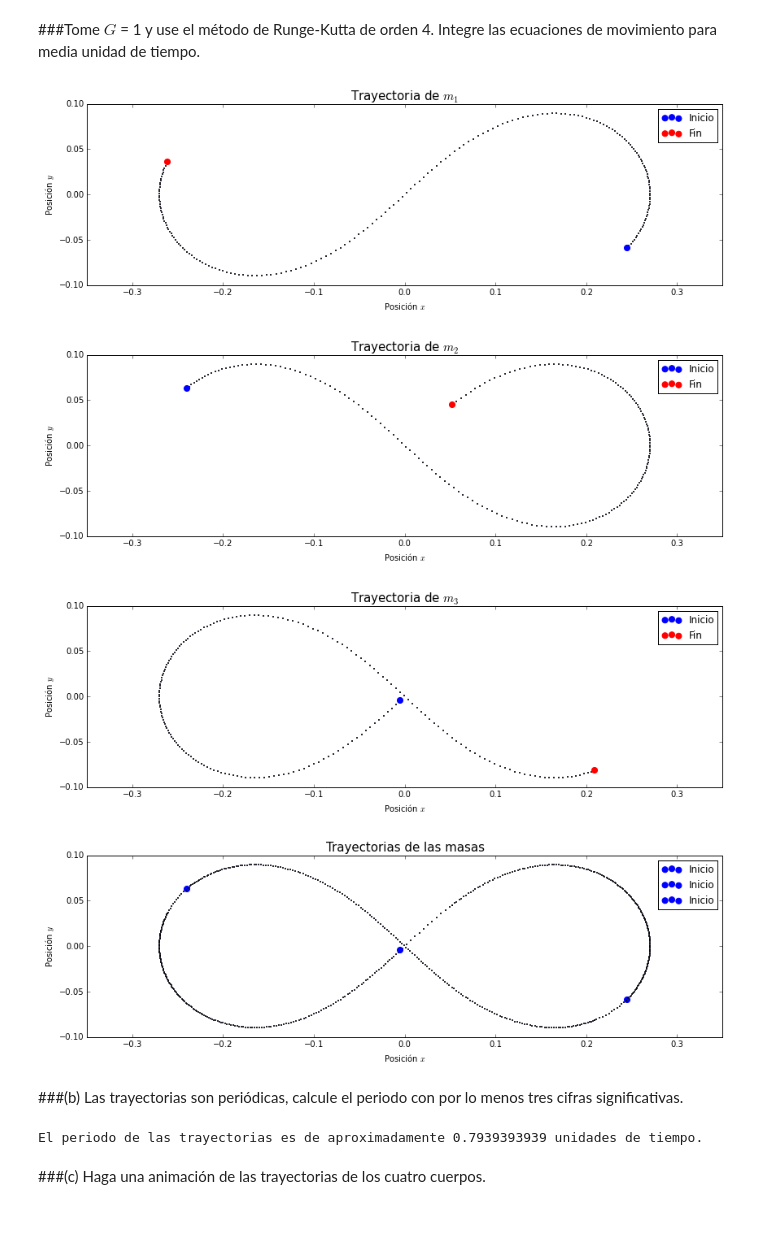
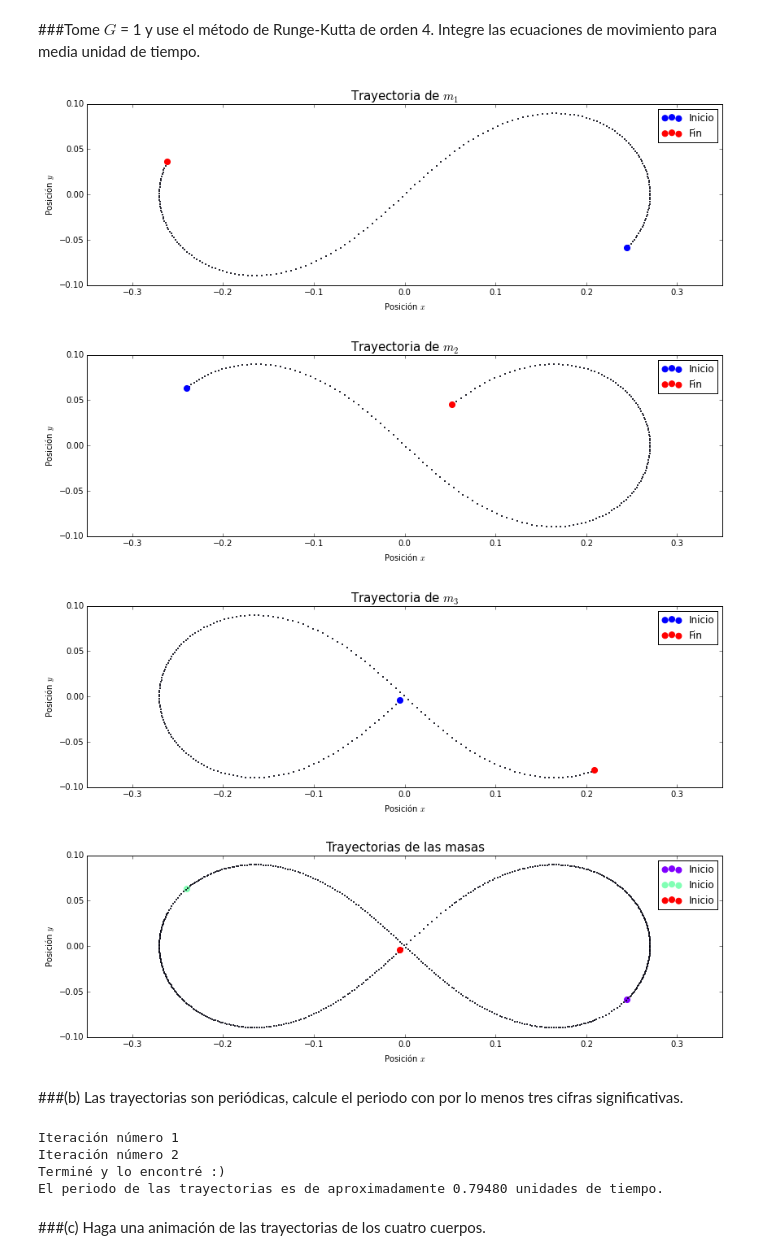
Before and after one commit to ArturoVelasquez/MC-1, a Jupyter notebook: Tareas/HW5/HW5.ipynb, the cells around one changed output. Drawn from its saved outputs; the diff is of its cells as text; code cells hidden in the pictures; blank space fills up the shorter version.

```diff
--- a/Tareas/HW5/HW5.ipynb
+++ b/Tareas/HW5/HW5.ipynb
@@ -63,12 +64,13 @@ def simulacion(numIter=100,tmax=1,Y=-1,**kwargs):
 #Se pasa por parámetro la historia de la simulación y la trayectoria de la masa que se quiere graficar
 #Si no se pasa ninguna masa por parámetro (o se iguala a 0) muestra la trayectoria de todas las masas
 def graficador(history,masa=0,**args):
+    colors = cm.rainbow(np.linspace(0, 1, len(history[0])/2))
     if (masa == 0):
         plt.figure(figsize=(14,4))
         plt.axis('equal')
         for i in range(0,(int(len(history[0]))),2):
             plt.scatter(history[:,i][:,0],history[:,i][:,1],s=1)
-            plt.scatter(history[:,i][:,0][0],history[:,i][:,1][0],s=50,label="Inicio",color='blue')
+            plt.scatter(history[:,i][:,0][0],history[:,i][:,1][0],s=50,label="Inicio",color=colors[int(i/2)])
         plt.legend(loc=0)
         plt.xlabel('Posición $x$')
         plt.ylabel('Posición $y$')
@@ -185,27 +203,30 @@ def Y3():
     #Se crean los vectores que con la información inicial de las masas
     return(np.array([r1,v1,r2,v2,r3,v3]))
 # %%
-Y3 = Y3()
+YN3 = Y3()
 # %% [markdown]
 ###Tome $G$ = 1 y use el método de Runge-Kutta de orden 4. Integre las ecuaciones de movimiento para media unidad de tiempo.
 # %%
-hist=simulacion(numIter=200,Y=Y3,tmax=0.5)
+hist=simulacion(numIter=200,Y=YN3,tmax=0.5)
 graficador(hist,masa=1)
 graficador(hist,masa=2)
 graficador(hist,masa=3)
 graficador(hist,masa=0)
 # %% [output]
 [figure]
 [figure]
 [figure]
-[figure, old version]
+[figure, new version]
 # %% [markdown]
 ###(b) Las trayectorias son periódicas, calcule el periodo con por lo menos tres cifras significativas.
 # %%
-periodoN3 = encuentraT(Y=Y3,rangoa=0.7,rangob=0.8)
-print('El periodo de las trayectorias es de aproximadamente %.10f unidades de tiempo.'%periodoN3)
+T = tfinder(Y=YN3,iteraciones=10)
+print('El periodo de las trayectorias es de aproximadamente %.5f unidades de tiempo.'%T)
 # %% [output]
-El periodo de las trayectorias es de aproximadamente 0.7939393939 unidades de tiempo.
+Iteración número 1
+Iteración número 2
+Terminé y lo encontré :)
+El periodo de las trayectorias es de aproximadamente 0.79480 unidades de tiempo.
 # %% [markdown]
 ###(c) Haga una animación de las trayectorias de los cuatro cuerpos.
 # %%
```
Also changed, not shown: parts of 12 cells of this notebook, 4 other files.
